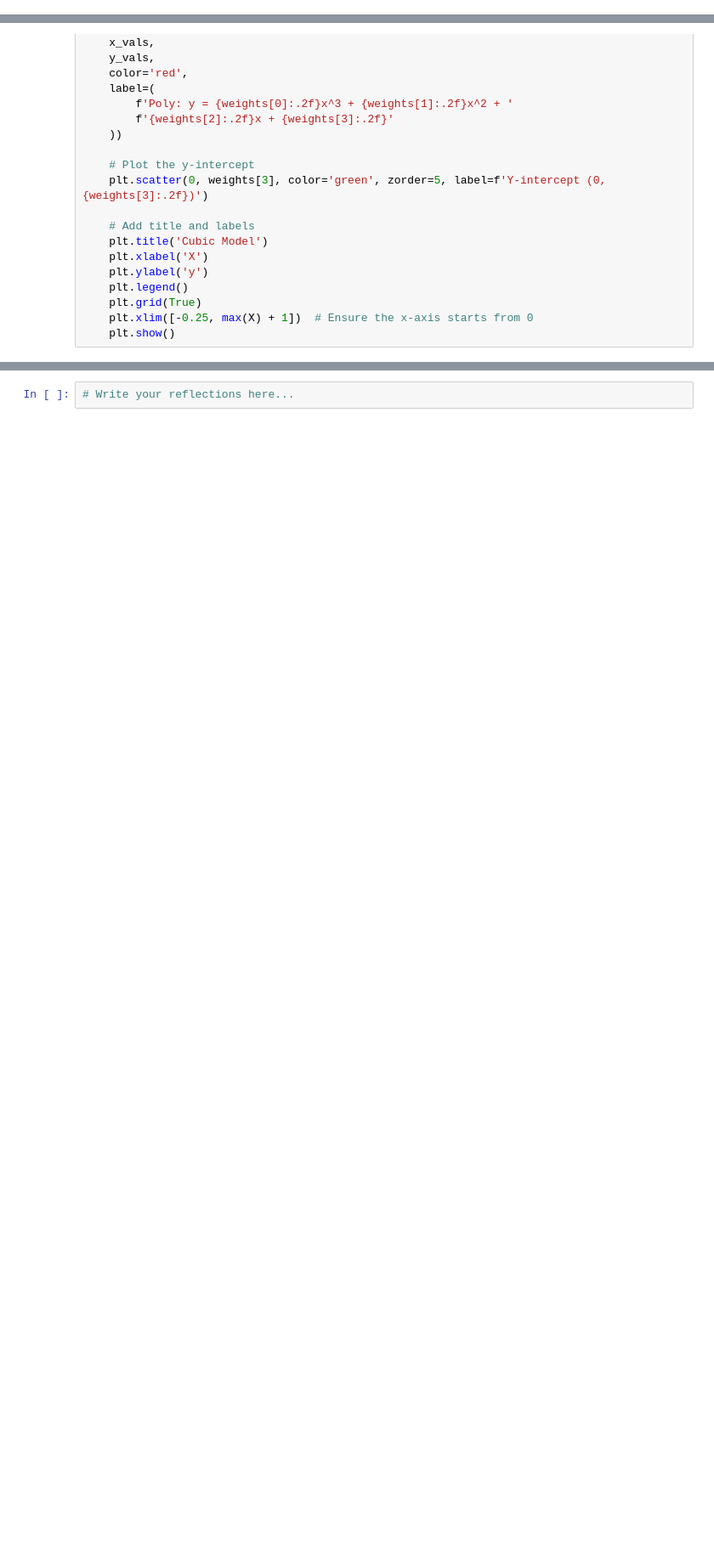
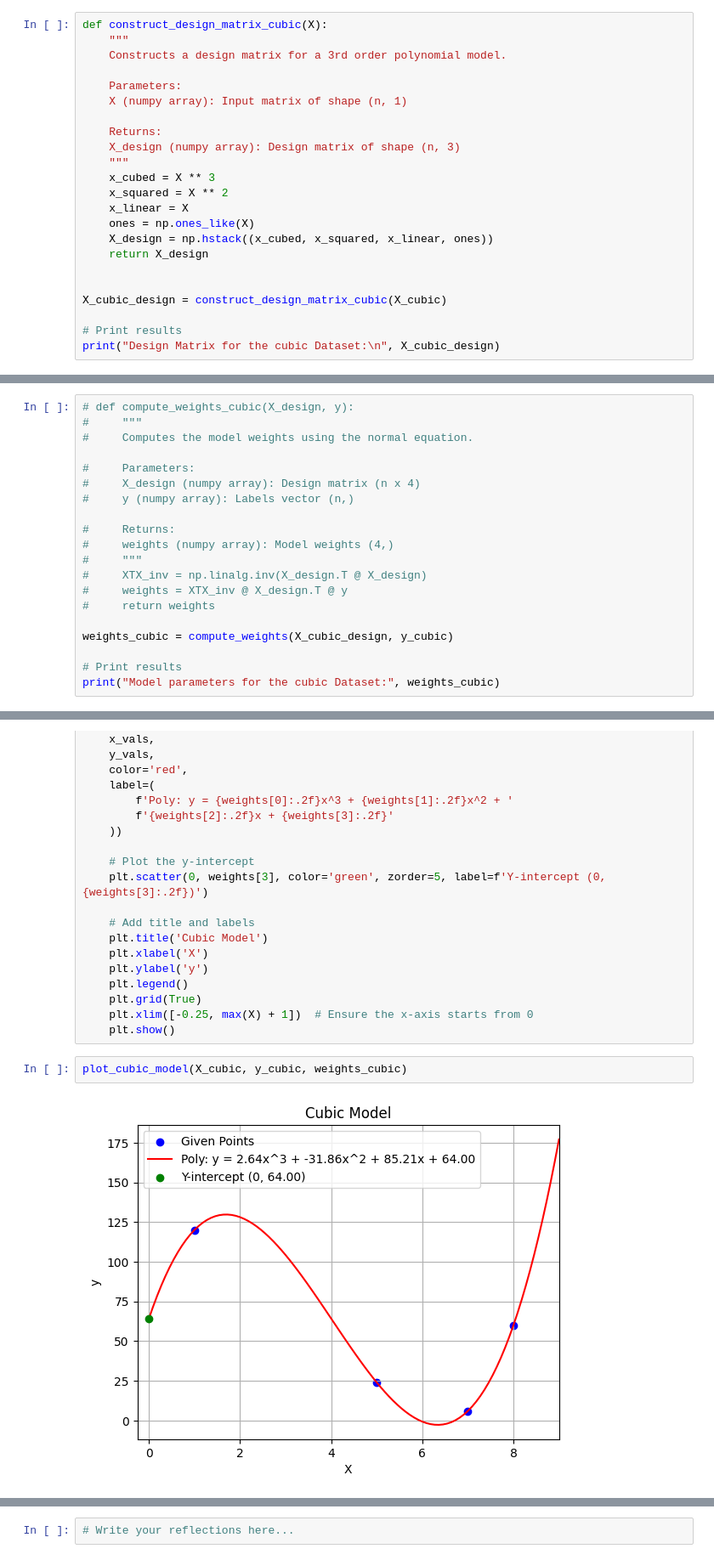
Before and after one commit to JohannesHackl/Intro_To_MachineLearning_EXERCISES, a Jupyter notebook: W04_Transformations/01-polynomials.ipynb, the cells around one changed output, grey strips where cells are left out. Shown: that part at 85% size. Saved outputs shown, nothing was run; the diff lists cells and outputs as text; blank space fills up the shorter version.

```diff
--- a/W04_Transformations/01-polynomials.ipynb
+++ b/W04_Transformations/01-polynomials.ipynb
@@ -407,0 +547,23 @@ cubic_dataset = np.array([[7, 6], [5, 24], [8, 60], [1, 120]])
+# %%
+def construct_design_matrix_cubic(X):
+    """
+    Constructs a design matrix for a 3rd order polynomial model.
+
+    Parameters:
+    X (numpy array): Input matrix of shape (n, 1)
+
+    Returns:
+    X_design (numpy array): Design matrix of shape (n, 3)
+    """
+    x_cubed = X ** 3
+    x_squared = X ** 2
+    x_linear = X
+    ones = np.ones_like(X)
+    X_design = np.hstack((x_cubed, x_squared, x_linear, ones))
+    return X_design
+
+
+X_cubic_design = construct_design_matrix_cubic(X_cubic)
+
+# Print results
+print("Design Matrix for the cubic Dataset:\n", X_cubic_design)
@@ -407,0 +583,20 @@ cubic_dataset = np.array([[7, 6], [5, 24], [8, 60], [1, 120]])
+# %%
+# def compute_weights_cubic(X_design, y):
+#     """
+#     Computes the model weights using the normal equation.
+
+#     Parameters:
+#     X_design (numpy array): Design matrix (n x 4)
+#     y (numpy array): Labels vector (n,)
+
+#     Returns:
+#     weights (numpy array): Model weights (4,)
+#     """
+#     XTX_inv = np.linalg.inv(X_design.T @ X_design)
+#     weights = XTX_inv @ X_design.T @ y
+#     return weights
+
+weights_cubic = compute_weights(X_cubic_design, y_cubic)
+
+# Print results
+print("Model parameters for the cubic Dataset:", weights_cubic)
@@ -458,6 +655,10 @@ def plot_cubic_model(X, y, weights):
     plt.grid(True)
     plt.xlim([-0.25, max(X) + 1])  # Ensure the x-axis starts from 0
     plt.show()
+# %%
+plot_cubic_model(X_cubic, y_cubic, weights_cubic)
+# %% [output]
+[figure, added]
 # %% [markdown]
 <article class="message task"><a class="anchor" id="loading145"></a>
     <div class="message-header">
```
Also changed, not shown: parts of 21 cells of this notebook, 1 other file.
